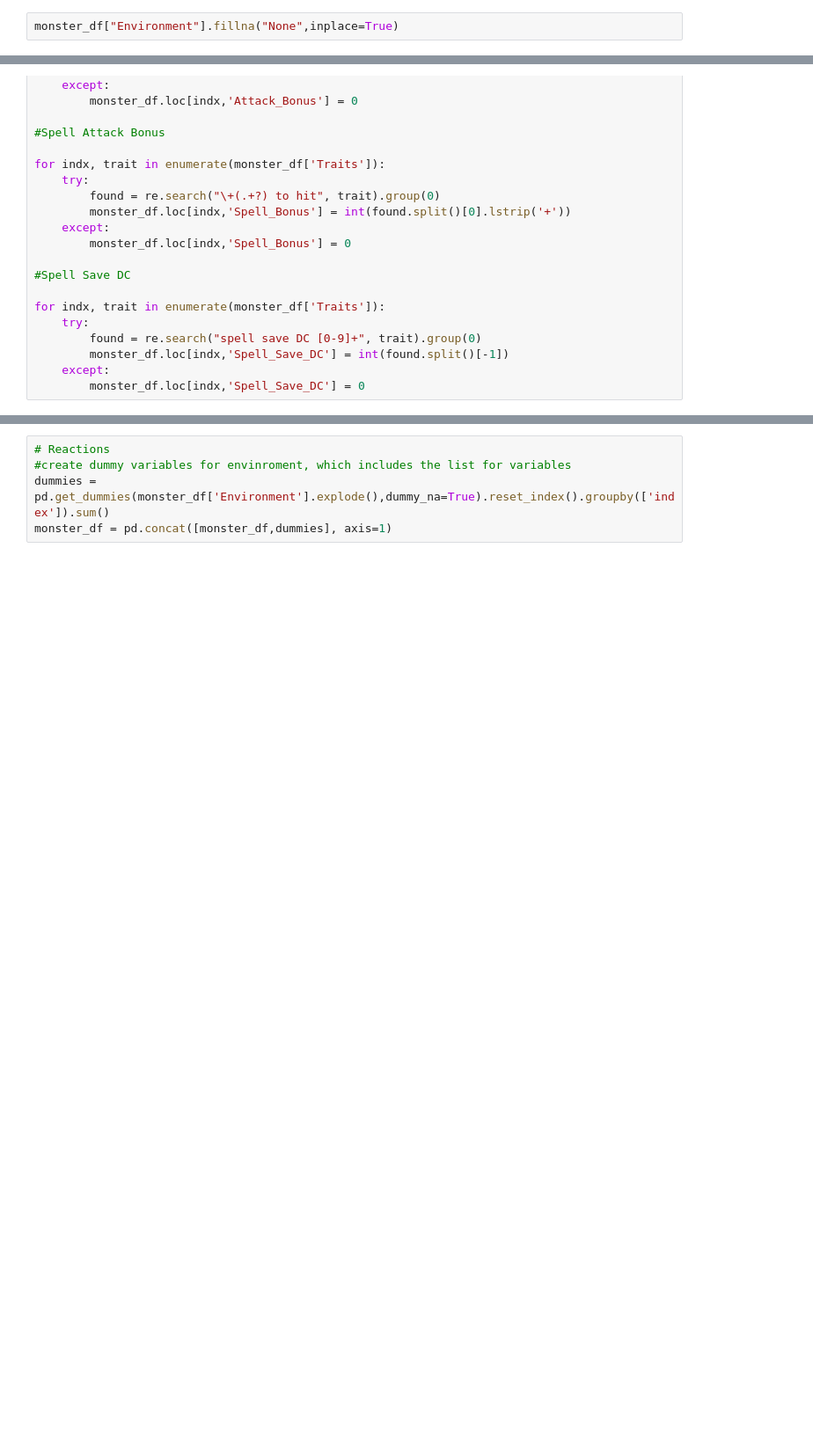
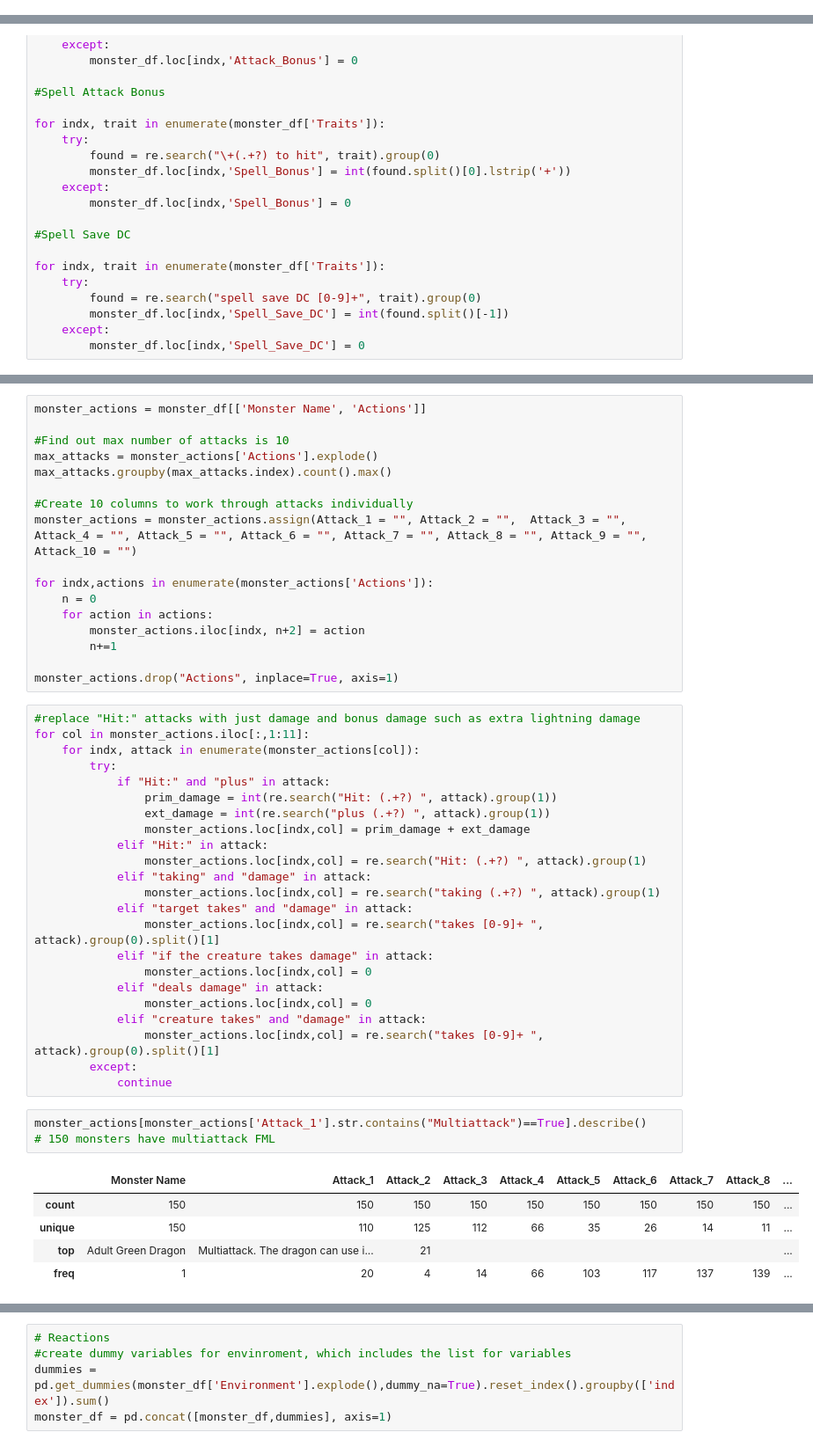
Before and after one commit to chabazite/DnD_Monsters, a Jupyter notebook: notebooks/3.0_ASI_Data_Wrangling.ipynb, the cells around one changed output, grey strips where cells are left out. Shown at 88% size. Saved outputs shown, nothing was run; the diff lists cells and outputs as text; blank space fills up the shorter version.

Commit message:
Rip appart the strings for attack damamge

```diff
--- a/notebooks/3.0_ASI_Data_Wrangling.ipynb
+++ b/notebooks/3.0_ASI_Data_Wrangling.ipynb
@@ -115,5 +94,3 @@ monster_df[monster_df.isna().any()].tolist()
-# %%
-monster_df["Environment"].fillna("None",inplace=True)
 # %% [markdown]
 ## List Values
 We current have features where the values are varying list of items. For example, a monster may be found in more than one environment such as [mountain, coastal, underdark]. Unfortuntaly, they are reading as strings right now so we will need to convert them to lists for easy of use.
@@ -258,0 +231,49 @@ array(['Multiattack. The dragon can use its Frightful Presence. It then makes th
+# %%
+monster_actions = monster_df[['Monster Name', 'Actions']]
+
+#Find out max number of attacks is 10
+max_attacks = monster_actions['Actions'].explode()
+max_attacks.groupby(max_attacks.index).count().max()
+
+#Create 10 columns to work through attacks individually
+monster_actions = monster_actions.assign(Attack_1 = "", Attack_2 = "",  Attack_3 = "", Attack_4 = "", Attack_5 = "", Attack_6 = "", Attack_7 = "", Attack_8 = "", Attack_9 = "", Attack_10 = "")
+
+for indx,actions in enumerate(monster_actions['Actions']):
+    n = 0
+    for action in actions:
+        monster_actions.iloc[indx, n+2] = action
+        n+=1
+
+monster_actions.drop("Actions", inplace=True, axis=1)
+# %%
+#replace "Hit:" attacks with just damage and bonus damage such as extra lightning damage
+for col in monster_actions.iloc[:,1:11]:
+    for indx, attack in enumerate(monster_actions[col]):
+        try:
+            if "Hit:" and "plus" in attack:
+                prim_damage = int(re.search("Hit: (.+?) ", attack).group(1))
+                ext_damage = int(re.search("plus (.+?) ", attack).group(1))
+                monster_actions.loc[indx,col] = prim_damage + ext_damage
+            elif "Hit:" in attack:
+                monster_actions.loc[indx,col] = re.search("Hit: (.+?) ", attack).group(1)
+            elif "taking" and "damage" in attack:
+                monster_actions.loc[indx,col] = re.search("taking (.+?) ", attack).group(1)
+            elif "target takes" and "damage" in attack:
+                monster_actions.loc[indx,col] = re.search("takes [0-9]+ ", attack).group(0).split()[1]
+            elif "if the creature takes damage" in attack:
+                monster_actions.loc[indx,col] = 0
+            elif "deals damage" in attack:
+                monster_actions.loc[indx,col] = 0
+            elif "creature takes" and "damage" in attack:
+                monster_actions.loc[indx,col] = re.search("takes [0-9]+ ", attack).group(0).split()[1]
+        except:
+            continue
+# %%
+monster_actions[monster_actions['Attack_1'].str.contains("Multiattack")==True].describe()
+# 150 monsters have multiattack FML
+# %% [output]
+|  | Monster Name | Attack_1 | Attack_2 | Attack_3 | Attack_4 | Attack_5 | Attack_6 | Attack_7 | Attack_8 | ... |
+| count | 150 | 150 | 150 | 150 | 150 | 150 | 150 | 150 | 150 | ... |
+| unique | 150 | 110 | 125 | 112 | 66 | 35 | 26 | 14 | 11 | ... |
+| top | Adult Green Dragon | Multiattack. The dragon can use i... | 21 |  |  |  |  |  |  | ... |
+| freq | 1 | 20 | 4 | 14 | 66 | 103 | 117 | 137 | 139 | ... |
```
Also changed, not shown: parts of 20 cells of this notebook, 1 other file.
